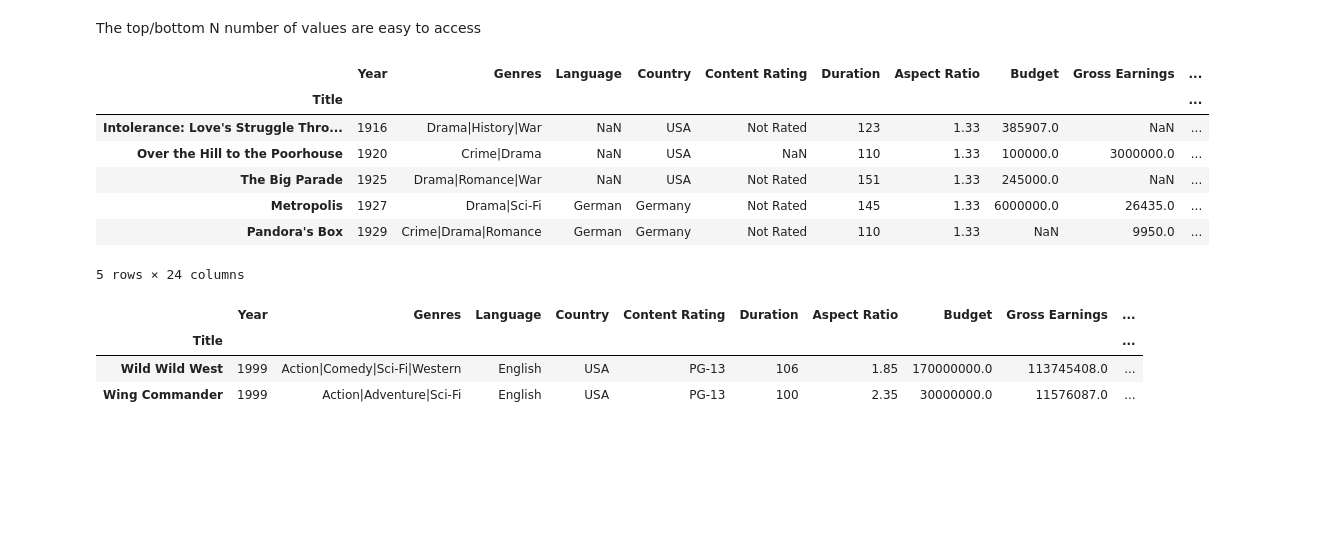
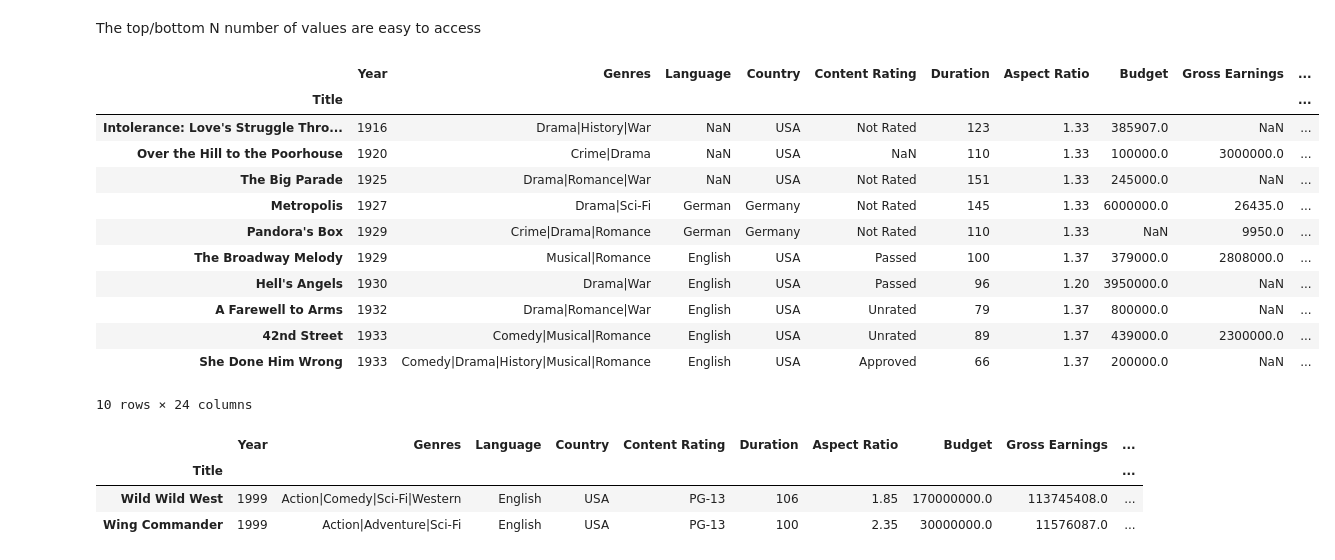
Before and after one commit to DataForScience/Excel, a Jupyter notebook: 2. Pandas DataFrames.ipynb, the cells around one changed output. Cells and saved outputs as stored; diff of their text form; code cells hidden in the pictures; blank space fills up the shorter version.

```diff
--- a/2. Pandas DataFrames.ipynb
+++ b/2. Pandas DataFrames.ipynb
@@ -185,7 +189,7 @@ memory usage: 171.9+ KB
 # %% [markdown]
 By default, __read_excel__ reads the first spreadsheet
 # %%
-movies = pd.read_excel('data/movies.xls', index_col='Title')
+movies = pd.read_excel('data/movies.xlsx', index_col='Title')
 # %%
 movies.head()
 # %% [output]
@@ -397,16 +401,21 @@ dfs[1]
 # %% [markdown]
 The top/bottom N number of values are easy to access
 # %%
-movies.head(5)
+movies.head(10)
 # %% [output]
 |  | Year | Genres | Language | Country | Content Rating | Duration | Aspect Ratio | Budget | Gross Earnings | ... |
 | Title |  |  |  |  |  |  |  |  |  | ... |
 | Intolerance: Love's Struggle Thro... | 1916 | Drama|History|War | NaN | USA | Not Rated | 123 | 1.33 | 385907.0 | NaN | ... |
 | Over the Hill to the Poorhouse | 1920 | Crime|Drama | NaN | USA | NaN | 110 | 1.33 | 100000.0 | 3000000.0 | ... |
 | The Big Parade | 1925 | Drama|Romance|War | NaN | USA | Not Rated | 151 | 1.33 | 245000.0 | NaN | ... |
 | Metropolis | 1927 | Drama|Sci-Fi | German | Germany | Not Rated | 145 | 1.33 | 6000000.0 | 26435.0 | ... |
 | Pandora's Box | 1929 | Crime|Drama|Romance | German | Germany | Not Rated | 110 | 1.33 | NaN | 9950.0 | ... |
+| The Broadway Melody | 1929 | Musical|Romance | English | USA | Passed | 100 | 1.37 | 379000.0 | 2808000.0 | ... |
+| Hell's Angels | 1930 | Drama|War | English | USA | Passed | 96 | 1.20 | 3950000.0 | NaN | ... |
+| A Farewell to Arms | 1932 | Drama|Romance|War | English | USA | Unrated | 79 | 1.37 | 800000.0 | NaN | ... |
+| 42nd Street | 1933 | Comedy|Musical|Romance | English | USA | Unrated | 89 | 1.37 | 439000.0 | 2300000.0 | ... |
+| She Done Him Wrong | 1933 | Comedy|Drama|History|Musical|Romance | English | USA | Approved | 66 | 1.37 | 200000.0 | NaN | ... |
-5 rows × 24 columns
+10 rows × 24 columns
 # %%
 movies.tail(2)
 # %% [output]
```
Also changed, not shown: parts of 15 cells of this notebook, 3 other files.
